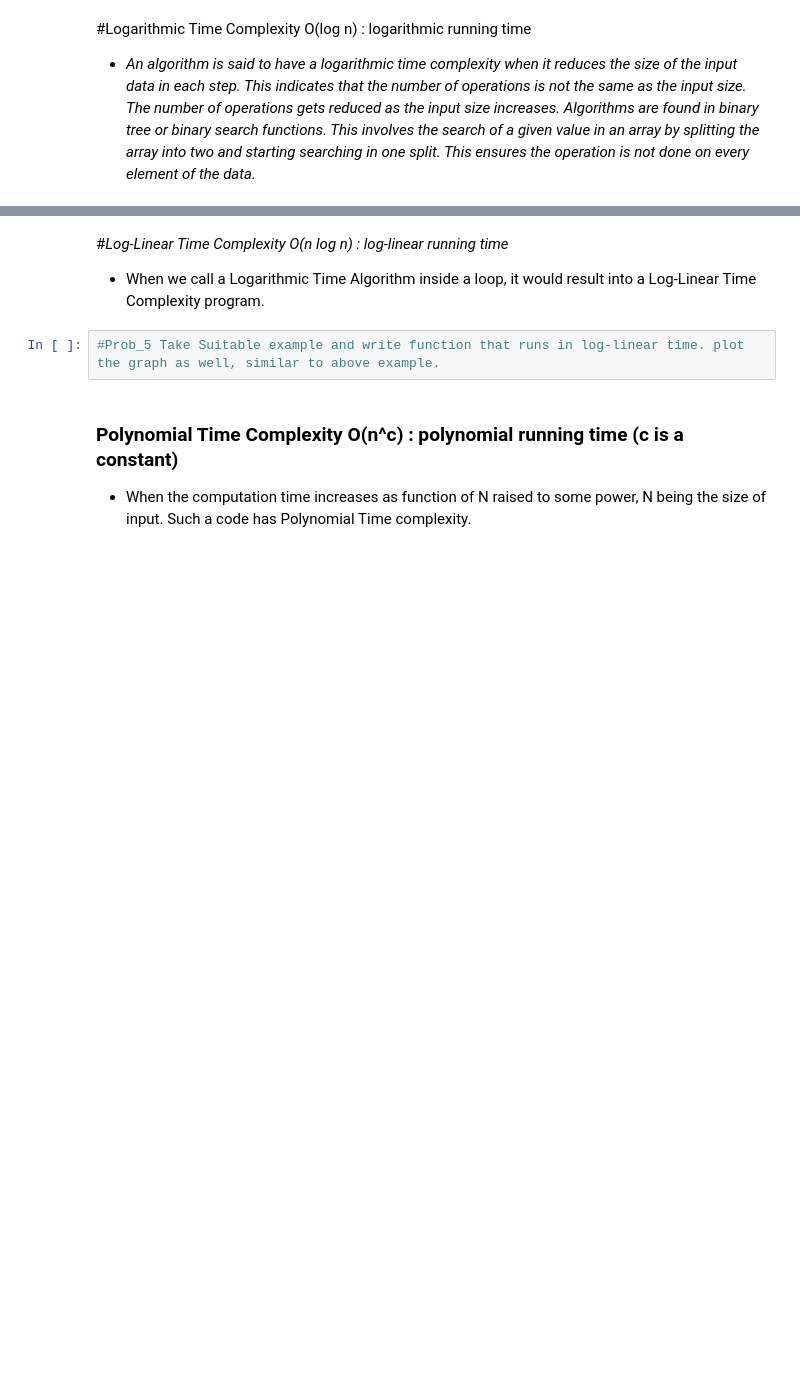
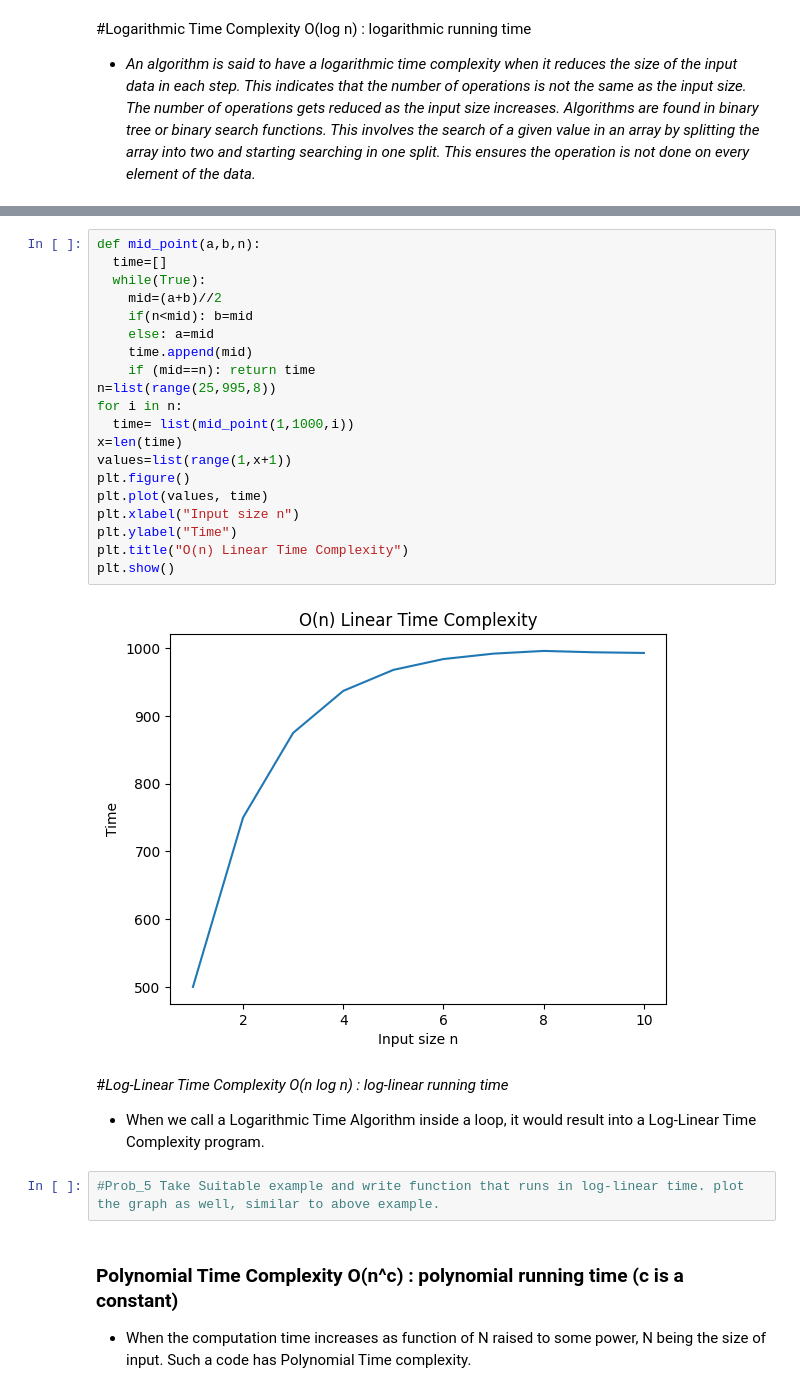
Before and after one commit to KiSa-17/APS-lab, a Jupyter notebook: Lab_3_Growth_of_function.ipynb, the cells around one changed output, grey strips where cells are left out. Saved outputs shown, nothing was run; the diff lists cells and outputs as text; blank space fills up the shorter version.

```diff
--- a/Lab_3_Growth_of_function.ipynb
+++ b/Lab_3_Growth_of_function.ipynb
@@ -79,3 +143,25 @@ plt.show()
+# %%
+def mid_point(a,b,n):
+  time=[]
+  while(True):
+    mid=(a+b)//2
+    if(n<mid): b=mid
+    else: a=mid
+    time.append(mid)
+    if (mid==n): return time
+n=list(range(25,995,8))
+for i in n:
+  time= list(mid_point(1,1000,i))
+x=len(time)
+values=list(range(1,x+1))
+plt.figure()
+plt.plot(values, time)
+plt.xlabel("Input size n")
+plt.ylabel("Time")
+plt.title("O(n) Linear Time Complexity")
+plt.show()
+# %% [output]
+[figure, added]
 # %% [markdown]
 #*Log-Linear Time Complexity O(n log n) : log-­linear running time*
 
```
Also changed, not shown: parts of 6 cells of this notebook.
